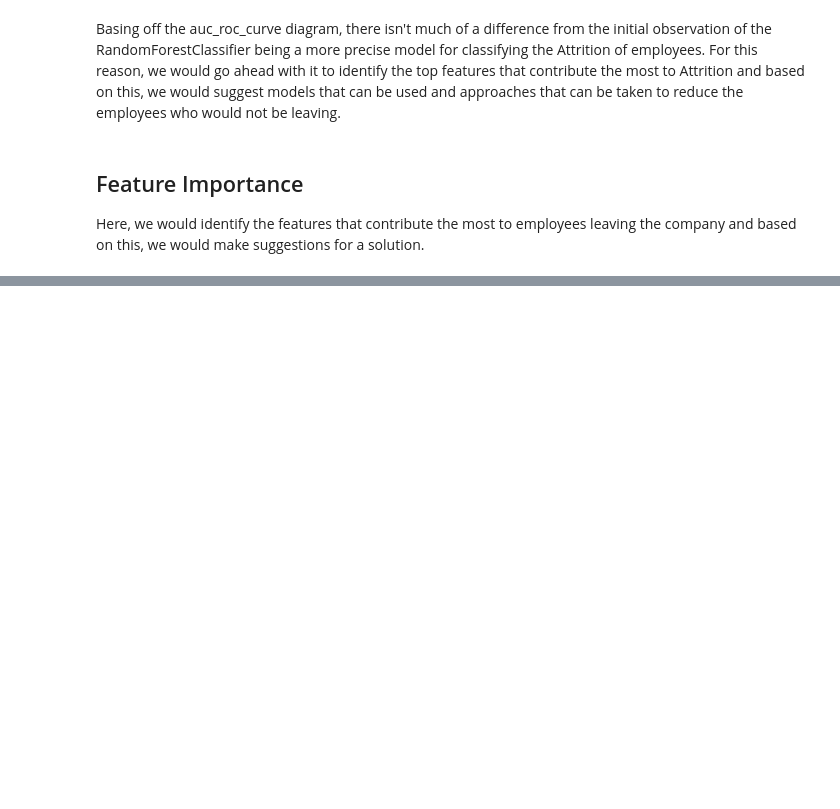
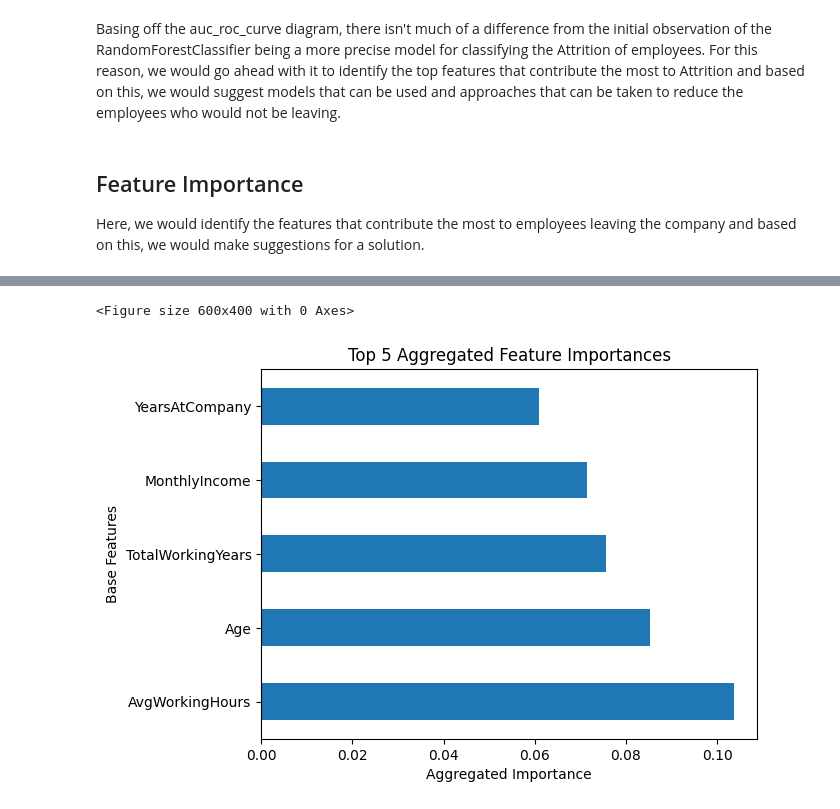
Before and after one commit to P-Asare/AI_final_H4U, a Jupyter notebook: AI_Final_Project.ipynb, the cells around one changed output, grey strips where cells are left out. Drawn from its saved outputs; the diff is of its cells as text; code cells hidden in the pictures; blank space fills up the shorter version.

Commit message:
add model interpretation and test

```diff
--- a/AI_Final_Project.ipynb
+++ b/AI_Final_Project.ipynb
@@ -1112,0 +1165,3 @@ best_model = rf_model_best
+# %%
+rf_feature_importances = best_model.feature_importances_
+print("Feature Importances:", rf_feature_importances)
@@ -1112,0 +1176,9 @@ best_model = rf_model_best
+# %%
+column_names = preprocessor.get_feature_names_out()
+# %%
+rf_feature_importance_df = pd.DataFrame({
+    'Feature': column_names,
+    'Importance': rf_feature_importances
+})
+
+sorted_feature_importance = rf_feature_importance_df.sort_values(by='Importance', ascending=False)
@@ -1112,0 +1203,6 @@ best_model = rf_model_best
+# %%
+rf_feature_importance_df['Base Feature'] = rf_feature_importance_df['Feature'].str.extract(r'(?:str_cat__|num_cat__|num__|str__)(\w+)(?:_[^_]+)?')
+
+aggregated_importance = rf_feature_importance_df.groupby('Base Feature')['Importance'].sum().sort_values(ascending=False)
+aggregated_importance_df = aggregated_importance.reset_index()
+aggregated_importance_df.columns = ['Base Feature', 'Aggregated Importance']
@@ -1112,0 +1227,14 @@ best_model = rf_model_best
+# %%
+import matplotlib.pyplot as plt
+
+plt.figure(figsize=(6, 4))
+aggregated_importance_df.head().plot(
+    x='Base Feature', y='Aggregated Importance', kind='barh', legend=False
+)
+plt.xlabel("Aggregated Importance")
+plt.ylabel("Base Features")
+plt.title("Top 5 Aggregated Feature Importances")
+plt.show()
+# %% [output]
+<Figure size 600x400 with 0 Axes>
+[figure, added]
```
Also changed, not shown: parts of 22 cells of this notebook, 1 other file.
